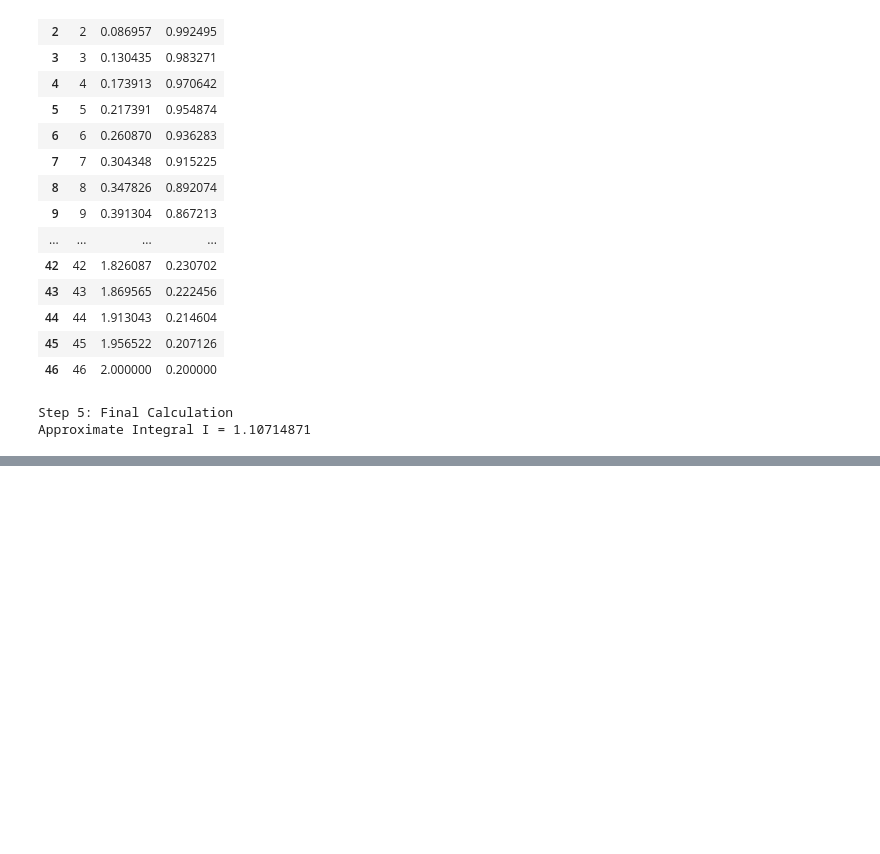
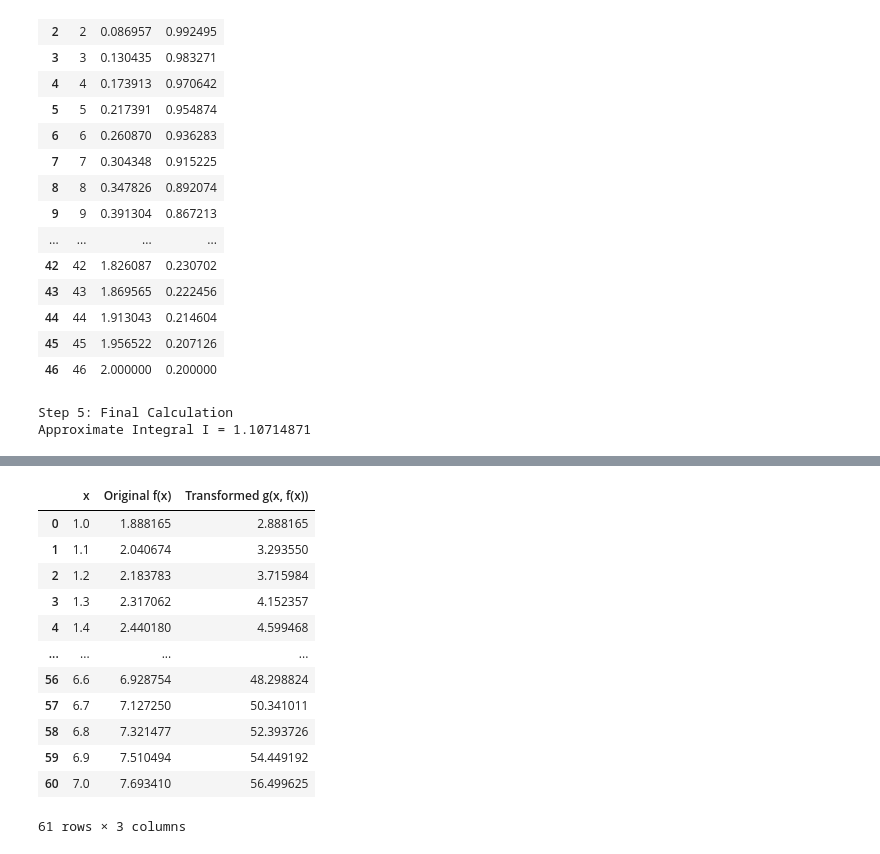
Before and after one commit to k1m1nonawa4869/FaMI304x-Numerical-Analysis, a Jupyter notebook: Week7-Integral/pp2_DefiniteIntegral/pp2c_Simpson.ipynb, the cells around one changed output, grey strips where cells are left out. Drawn from its saved outputs; the diff is of its cells as text; code cells hidden in the pictures; blank space fills up the shorter version.

```diff
--- a/Week7-Integral/pp2_DefiniteIntegral/pp2c_Simpson.ipynb
+++ b/Week7-Integral/pp2_DefiniteIntegral/pp2c_Simpson.ipynb
@@ -185,0 +544,24 @@ Approximate Integral I = 1.10714871
+# %%
+print("--- Example: Reading '19data.csv' ---")
+
+# You would replace '19data.csv' with the path to your actual file
+file_to_read = '19data.csv'
+
+# Check if the file exists before trying to read it
+if os.path.exists(file_to_read):
+    # Call the function to parse the file.
+    # It will try to auto-detect the delimiter.
+    all_points = parse_xy_data(file_to_read)
+
+    if all_points:
+        print(f"Successfully parsed {len(all_points)} data points:")
+        df_input = pd.DataFrame(all_points, columns=['x', 'y'])
+        print(df_input.to_string(index=False))
+    else:
+        print(f"Could not parse any data points from '{file_to_read}'.")
+        print("Please check the file format and warnings above.")
+
+else:
+    print(f"Error: The file '{file_to_read}' was not found.")
+    print("Please create this file or change 'file_to_read' variable")
+    print("to point to your existing data file.")
@@ -185,0 +586,29 @@ Approximate Integral I = 1.10714871
+# %%
+# 1. Prepare Data as List of Tuples
+# Imagine this comes from reading a file row by row
+subset_points = [
+        (x, y) for (x, y) in all_points
+        if 1 <= x <= 7
+]
+
+# 2. Define Function g(x, f(x))
+# Example: Integrate x * f(x) + sqrt(x)
+my_func = lambda x, y: x * y + np.sqrt(x)
+# %%
+# 3. Calculate
+df, res = solve_functional_simpson_tuples(subset_points, my_func)
+df
+# %% [output]
+|  | x | Original f(x) | Transformed g(x, f(x)) |
+| 0 | 1.0 | 1.888165 | 2.888165 |
+| 1 | 1.1 | 2.040674 | 3.293550 |
+| 2 | 1.2 | 2.183783 | 3.715984 |
+| 3 | 1.3 | 2.317062 | 4.152357 |
+| 4 | 1.4 | 2.440180 | 4.599468 |
+| ... | ... | ... | ... |
+| 56 | 6.6 | 6.928754 | 48.298824 |
+| 57 | 6.7 | 7.127250 | 50.341011 |
+| 58 | 6.8 | 7.321477 | 52.393726 |
+| 59 | 6.9 | 7.510494 | 54.449192 |
+| 60 | 7.0 | 7.693410 | 56.499625 |
+61 rows × 3 columns
```
Also changed, not shown: parts of 17 cells of this notebook, 2 other files.
